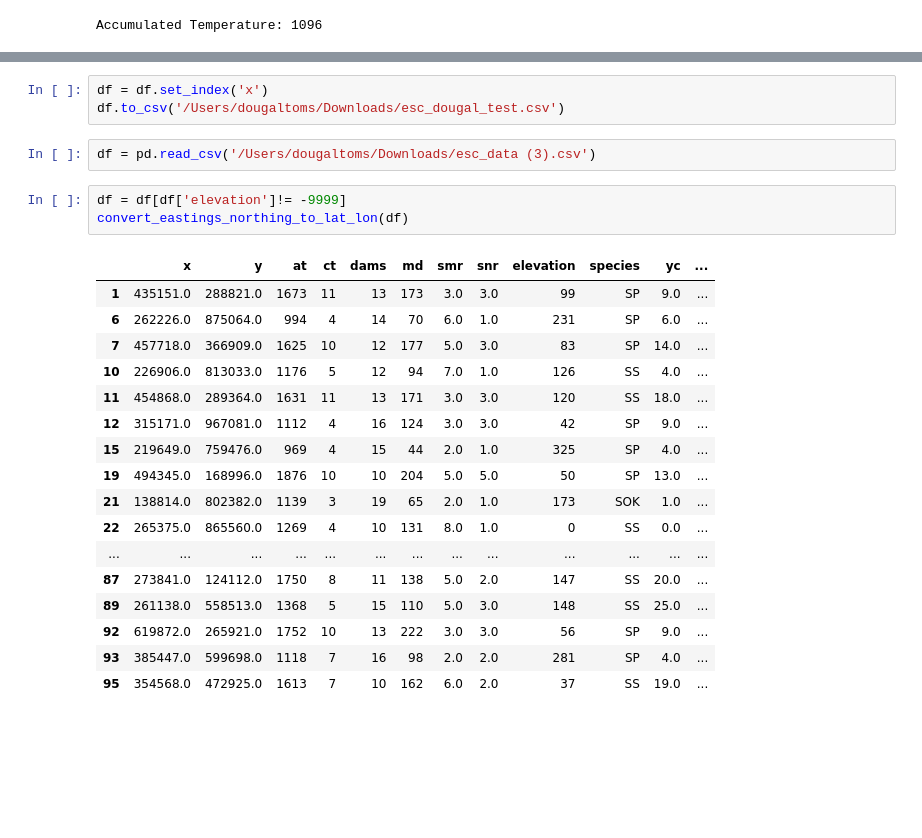
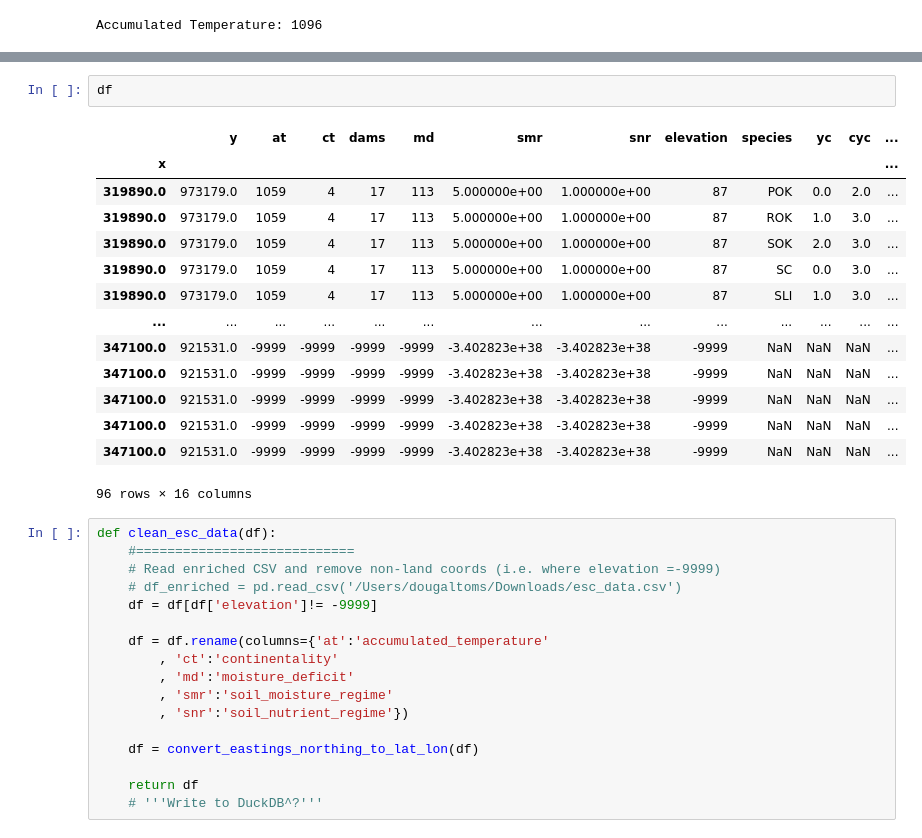
Before and after one commit to dougaltoms/Rewilder, a Jupyter notebook: dev.ipynb, the cells around one changed output, grey strips where cells are left out. Drawn from its saved outputs; the diff is of its cells as text; blank space fills up the shorter version.

```diff
--- a/dev.ipynb
+++ b/dev.ipynb
@@ -245,26 +275,34 @@ df.to_csv('/Users/dougaltoms/Downloads/esc_dougal_test.csv')
-# %%
-df = df.set_index('x')
-df.to_csv('/Users/dougaltoms/Downloads/esc_dougal_test.csv')
-# %%
-df = pd.read_csv('/Users/dougaltoms/Downloads/esc_data (3).csv')
-# %%
-df = df[df['elevation']!= -9999]
-convert_eastings_northing_to_lat_lon(df)
-# %% [output]
-|  | x | y | at | ct | dams | md | smr | snr | elevation | species | yc | ... |
-| 1 | 435151.0 | 288821.0 | 1673 | 11 | 13 | 173 | 3.0 | 3.0 | 99 | SP | 9.0 | ... |
-| 6 | 262226.0 | 875064.0 | 994 | 4 | 14 | 70 | 6.0 | 1.0 | 231 | SP | 6.0 | ... |
-| 7 | 457718.0 | 366909.0 | 1625 | 10 | 12 | 177 | 5.0 | 3.0 | 83 | SP | 14.0 | ... |
-| 10 | 226906.0 | 813033.0 | 1176 | 5 | 12 | 94 | 7.0 | 1.0 | 126 | SS | 4.0 | ... |
-| 11 | 454868.0 | 289364.0 | 1631 | 11 | 13 | 171 | 3.0 | 3.0 | 120 | SS | 18.0 | ... |
-| 12 | 315171.0 | 967081.0 | 1112 | 4 | 16 | 124 | 3.0 | 3.0 | 42 | SP | 9.0 | ... |
-| 15 | 219649.0 | 759476.0 | 969 | 4 | 15 | 44 | 2.0 | 1.0 | 325 | SP | 4.0 | ... |
-| 19 | 494345.0 | 168996.0 | 1876 | 10 | 10 | 204 | 5.0 | 5.0 | 50 | SP | 13.0 | ... |
-| 21 | 138814.0 | 802382.0 | 1139 | 3 | 19 | 65 | 2.0 | 1.0 | 173 | SOK | 1.0 | ... |
-| 22 | 265375.0 | 865560.0 | 1269 | 4 | 10 | 131 | 8.0 | 1.0 | 0 | SS | 0.0 | ... |
-| ... | ... | ... | ... | ... | ... | ... | ... | ... | ... | ... | ... | ... |
-| 87 | 273841.0 | 124112.0 | 1750 | 8 | 11 | 138 | 5.0 | 2.0 | 147 | SS | 20.0 | ... |
-| 89 | 261138.0 | 558513.0 | 1368 | 5 | 15 | 110 | 5.0 | 3.0 | 148 | SS | 25.0 | ... |
-| 92 | 619872.0 | 265921.0 | 1752 | 10 | 13 | 222 | 3.0 | 3.0 | 56 | SP | 9.0 | ... |
-| 93 | 385447.0 | 599698.0 | 1118 | 7 | 16 | 98 | 2.0 | 2.0 | 281 | SP | 4.0 | ... |
-| 95 | 354568.0 | 472925.0 | 1613 | 7 | 10 | 162 | 6.0 | 2.0 | 37 | SS | 19.0 | ... |
+# %%
+df
+# %% [output]
+|  | y | at | ct | dams | md | smr | snr | elevation | species | yc | cyc | ... |
+| x |  |  |  |  |  |  |  |  |  |  |  | ... |
+| 319890.0 | 973179.0 | 1059 | 4 | 17 | 113 | 5.000000e+00 | 1.000000e+00 | 87 | POK | 0.0 | 2.0 | ... |
+| 319890.0 | 973179.0 | 1059 | 4 | 17 | 113 | 5.000000e+00 | 1.000000e+00 | 87 | ROK | 1.0 | 3.0 | ... |
+| 319890.0 | 973179.0 | 1059 | 4 | 17 | 113 | 5.000000e+00 | 1.000000e+00 | 87 | SOK | 2.0 | 3.0 | ... |
+| 319890.0 | 973179.0 | 1059 | 4 | 17 | 113 | 5.000000e+00 | 1.000000e+00 | 87 | SC | 0.0 | 3.0 | ... |
+| 319890.0 | 973179.0 | 1059 | 4 | 17 | 113 | 5.000000e+00 | 1.000000e+00 | 87 | SLI | 1.0 | 3.0 | ... |
+| ... | ... | ... | ... | ... | ... | ... | ... | ... | ... | ... | ... | ... |
+| 347100.0 | 921531.0 | -9999 | -9999 | -9999 | -9999 | -3.402823e+38 | -3.402823e+38 | -9999 | NaN | NaN | NaN | ... |
+| 347100.0 | 921531.0 | -9999 | -9999 | -9999 | -9999 | -3.402823e+38 | -3.402823e+38 | -9999 | NaN | NaN | NaN | ... |
+| 347100.0 | 921531.0 | -9999 | -9999 | -9999 | -9999 | -3.402823e+38 | -3.402823e+38 | -9999 | NaN | NaN | NaN | ... |
+| 347100.0 | 921531.0 | -9999 | -9999 | -9999 | -9999 | -3.402823e+38 | -3.402823e+38 | -9999 | NaN | NaN | NaN | ... |
+| 347100.0 | 921531.0 | -9999 | -9999 | -9999 | -9999 | -3.402823e+38 | -3.402823e+38 | -9999 | NaN | NaN | NaN | ... |
+96 rows × 16 columns
+# %%
+def clean_esc_data(df):
+    #============================
+    # Read enriched CSV and remove non-land coords (i.e. where elevation =-9999)
+    # df_enriched = pd.read_csv('/Users/dougaltoms/Downloads/esc_data.csv')
+    df = df[df['elevation']!= -9999]
+
+    df = df.rename(columns={'at':'accumulated_temperature'
+        , 'ct':'continentality'
+        , 'md':'moisture_deficit'
+        , 'smr':'soil_moisture_regime'
+        , 'snr':'soil_nutrient_regime'})
+
+    df = convert_eastings_northing_to_lat_lon(df)
+
+    return df
+    # '''Write to DuckDB^?'''
```
Also changed, not shown: parts of 6 cells of this notebook.
